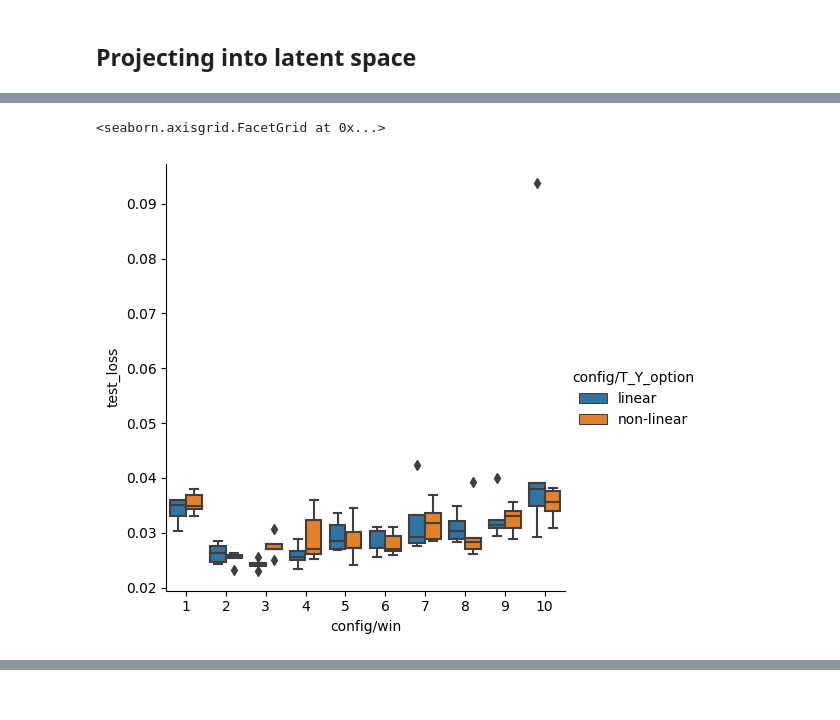
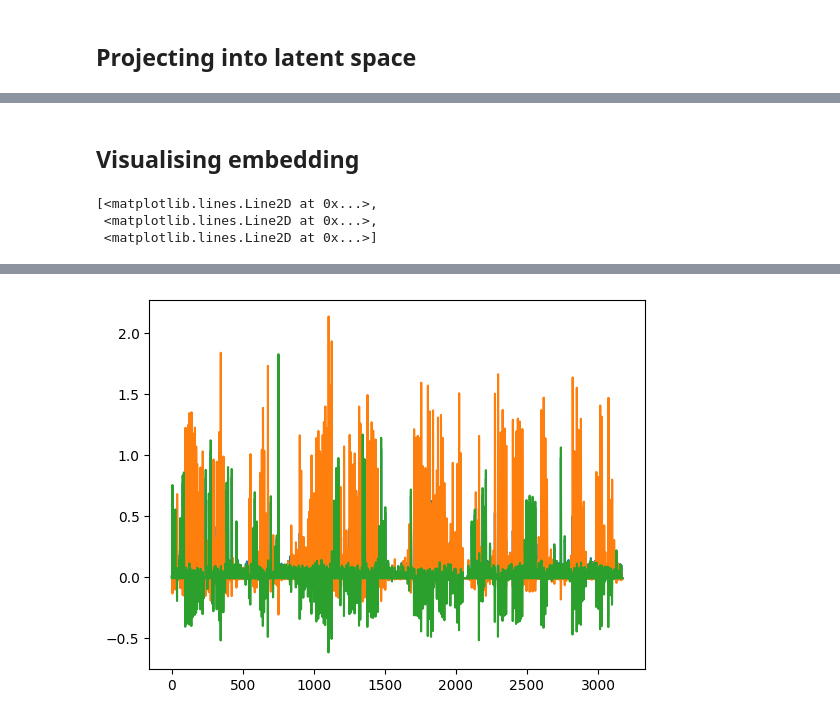
Before and after one commit to akshey-kumar/BunDLe-Net, a Jupyter notebook: experimental/bundle_net_on_fish/model_selection.ipynb, the cells around one changed output, grey strips where cells are left out. Saved outputs shown, nothing was run; the diff lists cells and outputs as text; code cells hidden in the pictures.

```diff
--- a/experimental/bundle_net_on_fish/model_selection.ipynb
+++ b/experimental/bundle_net_on_fish/model_selection.ipynb
@@ -226,6 +131,0 @@ results_df.plot.scatter(x='config/win', y= 'test_loss')
-# %%
-import seaborn as sns
-sns.catplot(data=results_df, x='config/win', y='test_loss', hue='config/T_Y_option', kind='box')
-# %% [output]
-<seaborn.axisgrid.FacetGrid at 0x...>
-[figure, removed]
@@ -231,0 +137,14 @@ sns.catplot(data=results_df, x='config/win', y='test_loss', hue='config/T_Y_opti
+# %%
+algorithm = 'BunDLeNet'
+Y0_ = np.loadtxt('data/generated/saved_Y/fish/Y0__' + algorithm + '_fish_' + fish_data_id)
+B_ = np.loadtxt('data/generated/saved_Y/fish/B__' + algorithm + '_fish_' + fish_data_id)
+# %% [markdown]
+## Visualising embedding
+# %%
+%matplotlib inline
+plt.figure()
+plt.plot(Y0_)
+# %% [output]
+[<matplotlib.lines.Line2D at 0x...>,
+ <matplotlib.lines.Line2D at 0x...>,
+ <matplotlib.lines.Line2D at 0x...>]
@@ -231,0 +155 @@ sns.catplot(data=results_df, x='config/win', y='test_loss', hue='config/T_Y_opti
+[figure, added]
```
Also changed, not shown: parts of 19 cells of this notebook, 6 other files.
